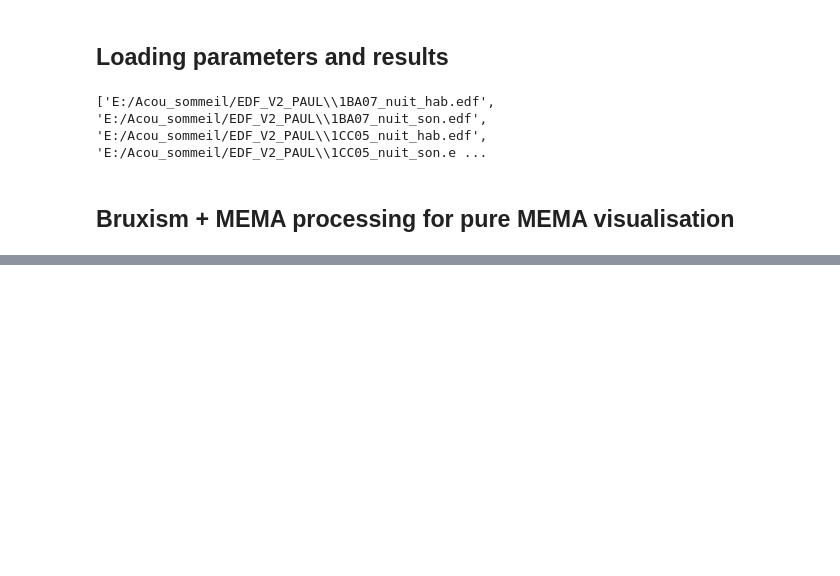
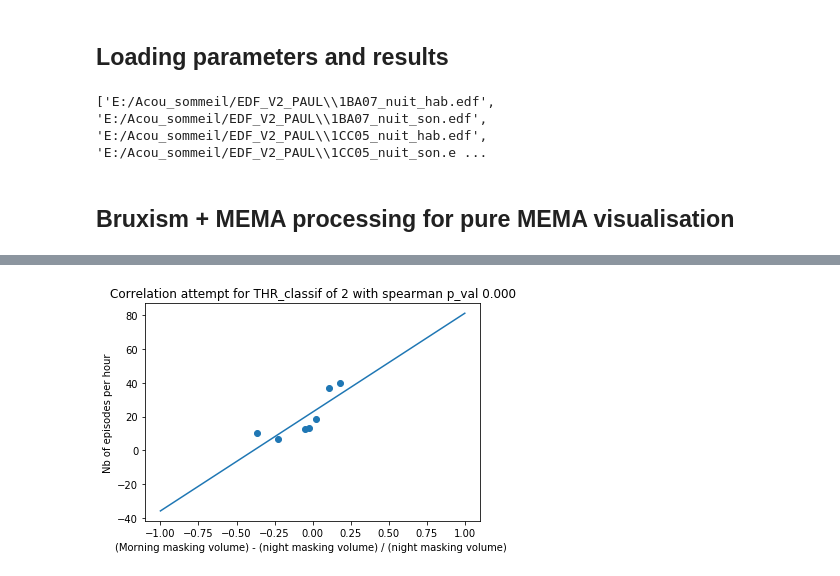
Before and after one commit to lkorczowski/Tinnitus-n-Sleep, a Jupyter notebook: notebooks/Bruxism_and_MEMA_combine.ipynb, the cells around one changed output, grey strips where cells are left out. Cells and saved outputs as stored; diff of their text form; code cells hidden in the pictures; blank space fills up the shorter version.

```diff
--- a/notebooks/Bruxism_and_MEMA_combine.ipynb
+++ b/notebooks/Bruxism_and_MEMA_combine.ipynb
@@ -232,0 +453,16 @@ Text(0.5, 1, 'E:/Acou_sommeil/EDF_V2_PAUL\\1GB19_nuit_hab.edf')
+# %%
+for j in range(len(THR_classif)):
+    tab = np.asanyarray(pourc_scat[j])
+    tab = tab.transpose()
+    regre = scipy.stats.linregress(tab[0],tab[1])
+    spear = scipy.stats.spearmanr(tab[0],tab[1])
+    slope=regre[0]
+    intercept = regre[1]
+    plt.figure()
+    plt.scatter(tab[0], tab[1])
+    plt.plot([i-1 for i in range(3)],[intercept + slope *(i-1) for i in range(3)])
+    plt.title("Correlation attempt for THR_classif of " + str(j+2) + " with spearman p_val "+ str("%.3f" % spear[1]))
+    plt.xlabel('(Morning masking volume) - (night masking volume) / (night masking volume) ')
+    plt.ylabel('Nb of episodes per hour')
+# %% [output]
+[figure, added]
```
Also changed, not shown: parts of 20 cells of this notebook, 5 other files.
